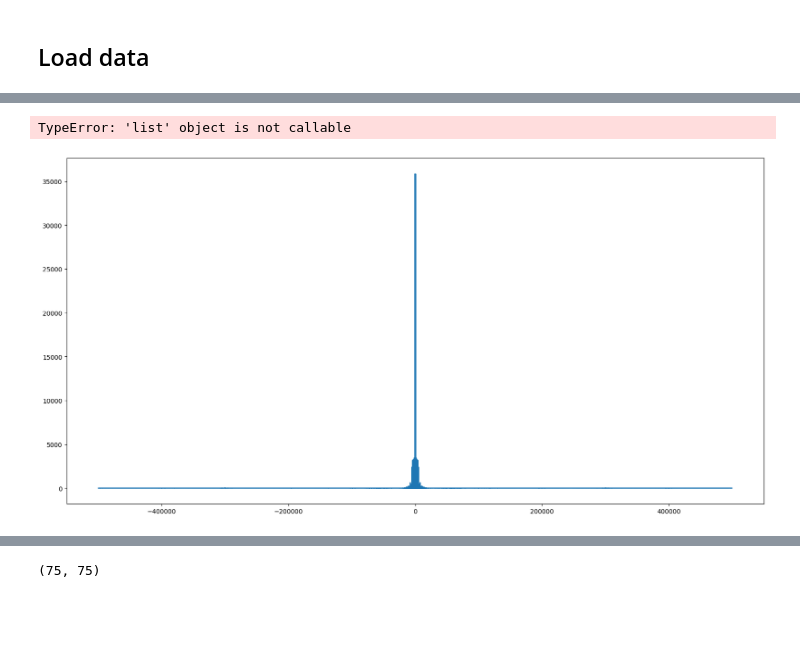
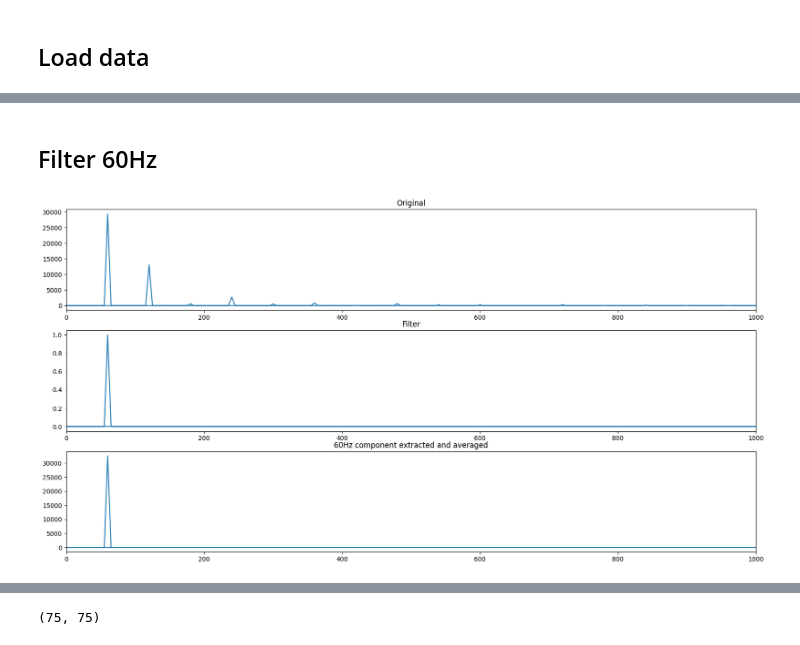
Before and after one commit to davidaleprog/loads_classif, a Jupyter notebook: loads_classif.ipynb, the cells around one changed output, grey strips where cells are left out. Drawn from its saved outputs; the diff is of its cells as text; code cells hidden in the pictures; blank space fills up the shorter version.

```diff
--- a/loads_classif.ipynb
+++ b/loads_classif.ipynb
@@ -69,9 +87,30 @@ df.head()
-# %%
-freqs = np.fft.fftfreq(len(df['fft'][0]), 1/1000000)
-plt.figure(figsize=(20, 10))
-plt.plot(freqs, abs(df['fft'][0]))
-plt.xlim(0, 10000)
-plt.show()
-# %% [output]
-TypeError: 'list' object is not callable
-[figure, removed]
+# %% [markdown]
+## Filter 60Hz
+# %%
+# cut 60Hz
+w= np.zeros(len(df['fft'][0]))
+fs  = 1/100000 #Hz
+freqs = np.fft.fftfreq(len(df['fft'][0]), fs)
+fc_low = 59
+fc_high = 61
+w[np.where(fc_high<freqs)] = 1
+w[np.where(freqs<fc_low)] = 1
+w_sin = 1-w
+avg_sin = abs(df['fft'].apply(lambda x: x*w_sin)).mean()
+
+plt.figure(figsize=(20, 10))
+plt.subplot(3,1,3)
+plt.plot(freqs, avg_sin)
+plt.title('60Hz component extracted and averaged')
+plt.xlim(0, 1000)
+plt.subplot(3,1,1)
+plt.plot(freqs, abs(df['fft'][33]))
+plt.title('Original')
+plt.xlim(0, 1000)
+plt.subplot(3,1,2)
+plt.plot(freqs, w_sin)
+plt.xlim(0, 1000)
+plt.title('Filter')
+plt.show()
+# %% [output]
+[figure, added]
```
Also changed, not shown: parts of 8 cells of this notebook.
